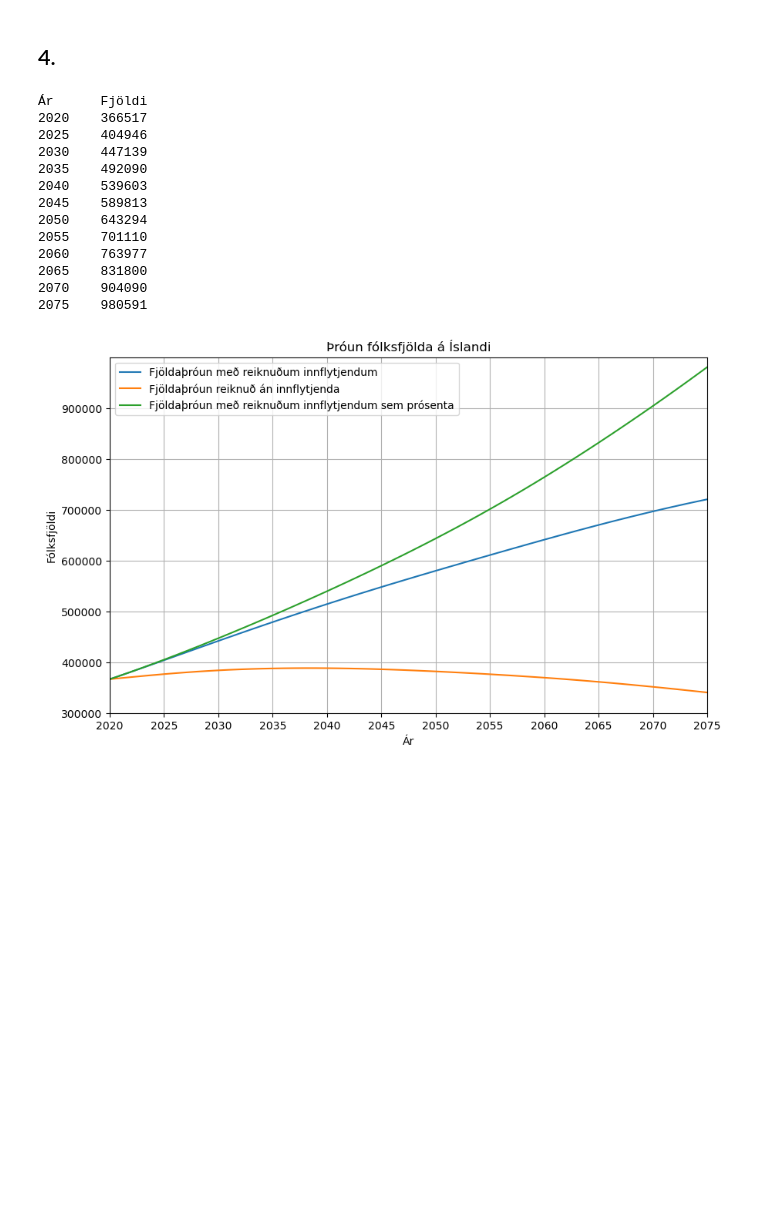
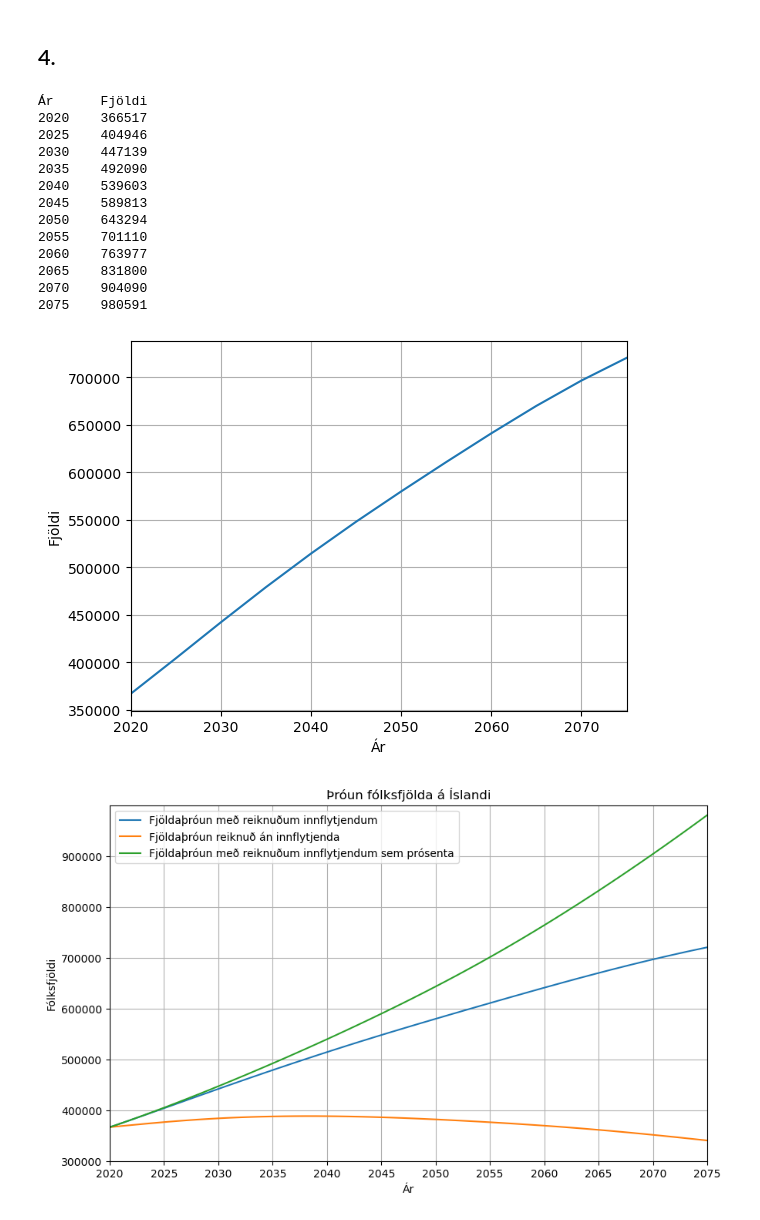
Before and after one commit to Mdan12/University-Assignments, a Jupyter notebook: Semester-2/Mathematics-and-Scientific-Computing/S-Assignments/S8.ipynb, the cells around one changed output. Saved outputs shown, nothing was run; the diff lists cells and outputs as text; code cells hidden in the pictures; blank space fills up the shorter version.

```diff
--- a/Semester-2/Mathematics-and-Scientific-Computing/S-Assignments/S8.ipynb
+++ b/Semester-2/Mathematics-and-Scientific-Computing/S-Assignments/S8.ipynb
@@ -190,32 +190,42 @@ plt.show()
 # %%
 def totalsumm(year, totalamount):
     for i in range(year):
         s = totalim * totalamount.sum()
         totalamount = fylki@totalamount+s
     return totalamount
 
 list4matplot1 = []
 
 print('Ár\tFjöldi')
 for i in range(0, 56):
     summa2 = sum(totalsumm(i,(number+totalim)))
     list4matplot1.append(summa2)
     if i%5==0:
         print(str(i+2020).ljust(7), int(summa2.sum()))
+
+
+year = np.arange(2020, 2076, 5)
+x = [sum(totalsum(i,number)) for i in range(0,60,5)]
+plt.xlabel('Ár')
+plt.ylabel('Fjöldi')
+plt.plot(year, x)
+plt.xlim(2020,2075)
+plt.grid()
 # %% [output]
 Ár      Fjöldi
 2020    366517
 2025    404946
 2030    447139
 2035    492090
 2040    539603
 2045    589813
 2050    643294
 2055    701110
 2060    763977
 2065    831800
 2070    904090
 2075    980591
+[figure, added]
 # %%
 plt.figure(figsize=(10,6))
 plt.title('Þróun fólksfjölda á Íslandi')
```
Also changed, not shown: 2 other files.
